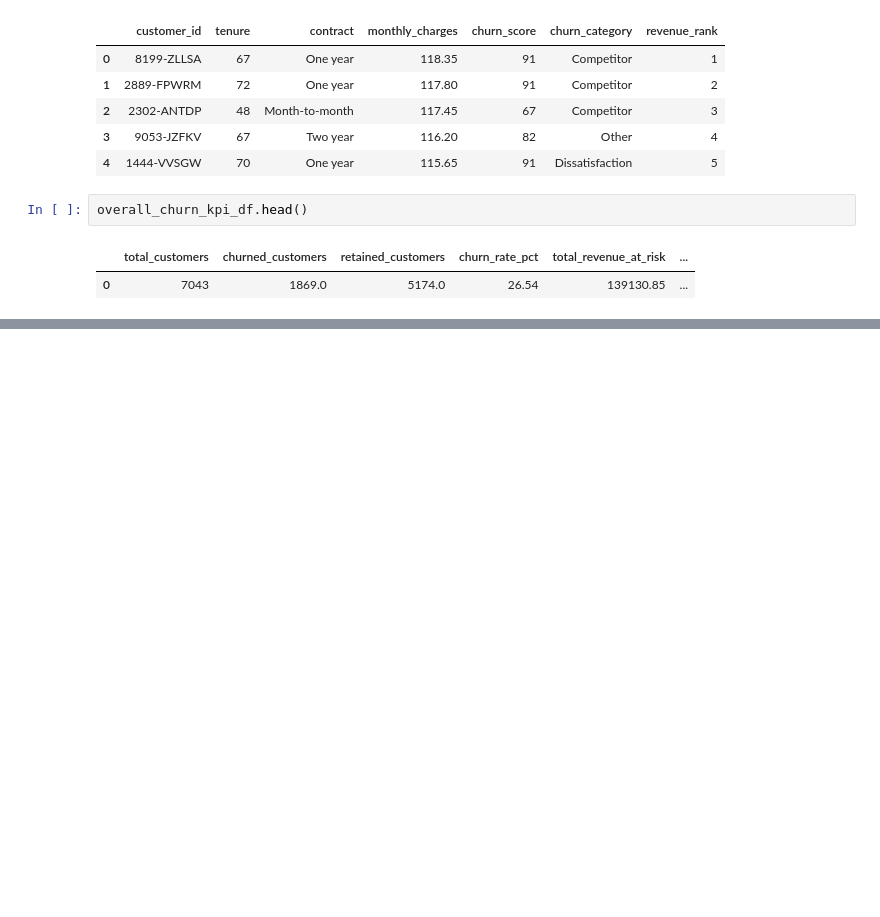
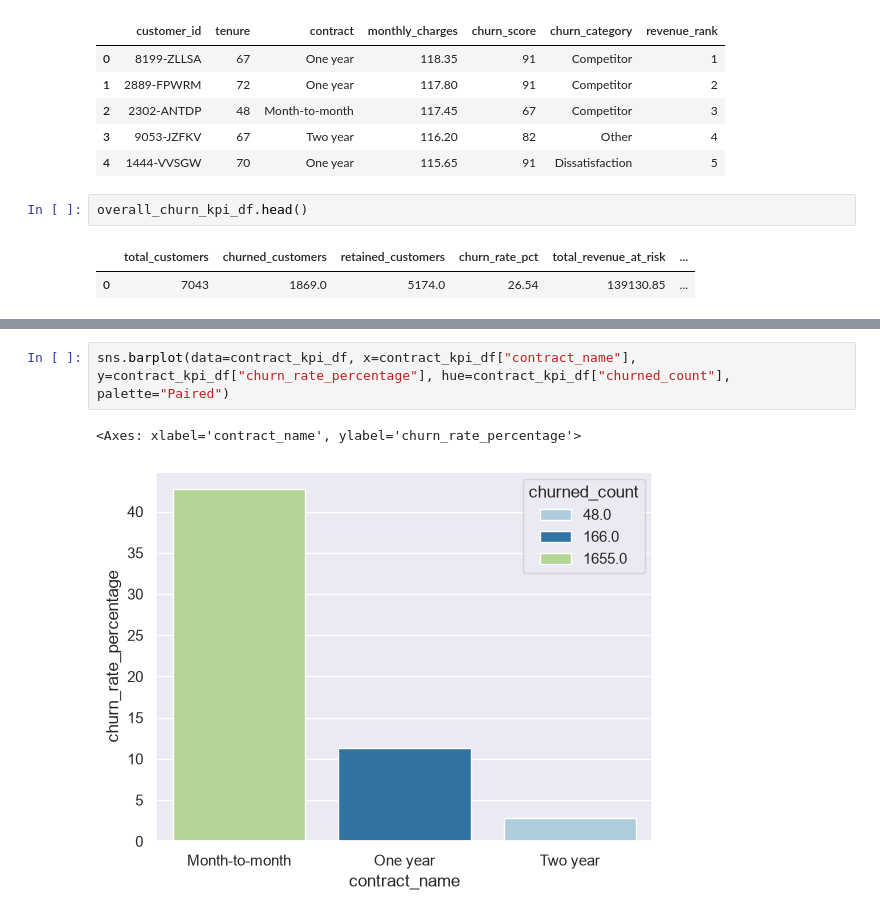
Before and after one commit to OmSoni-1/customer_retention_platform, a Jupyter notebook: notebooks/03_eda.ipynb, the cells around one changed output, grey strips where cells are left out. Cells and saved outputs as stored; diff of their text form; blank space fills up the shorter version.

```diff
--- a/notebooks/03_eda.ipynb
+++ b/notebooks/03_eda.ipynb
@@ -90,0 +114,5 @@ sb.barplot(overall_churn_kpi_df)
+# %%
+sns.barplot(data=contract_kpi_df, x=contract_kpi_df["contract_name"], y=contract_kpi_df["churn_rate_percentage"], hue=contract_kpi_df["churned_count"], palette="Paired")
+# %% [output]
+<Axes: xlabel='contract_name', ylabel='churn_rate_percentage'>
+[figure, added]
```
Also changed, not shown: parts of 6 cells of this notebook, 1 other file.
